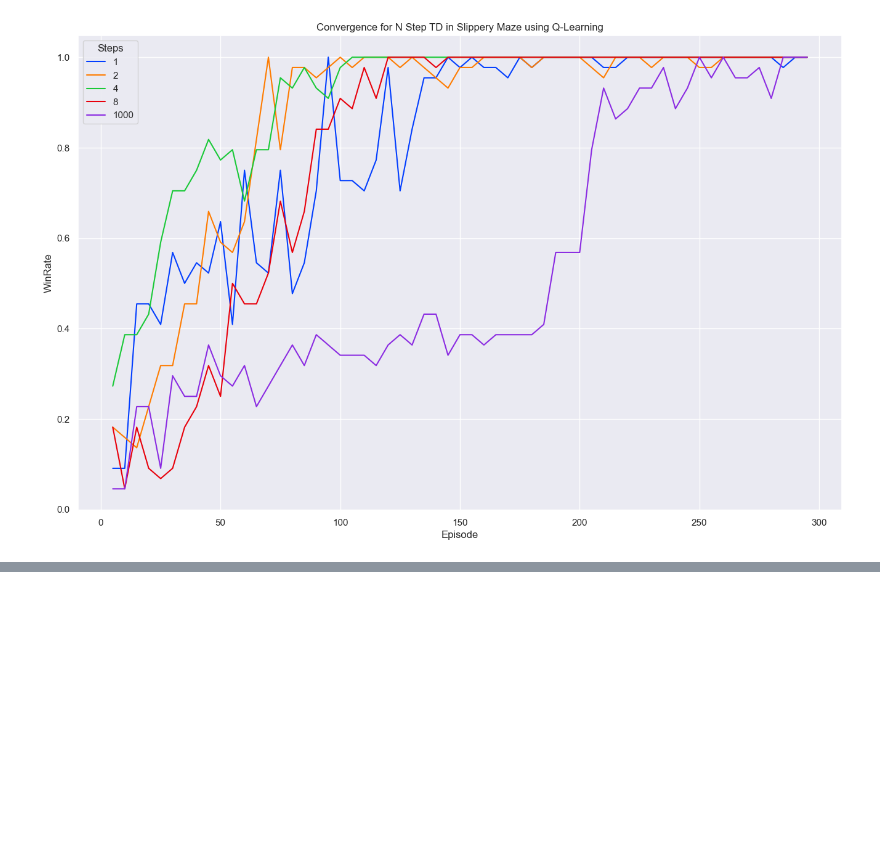
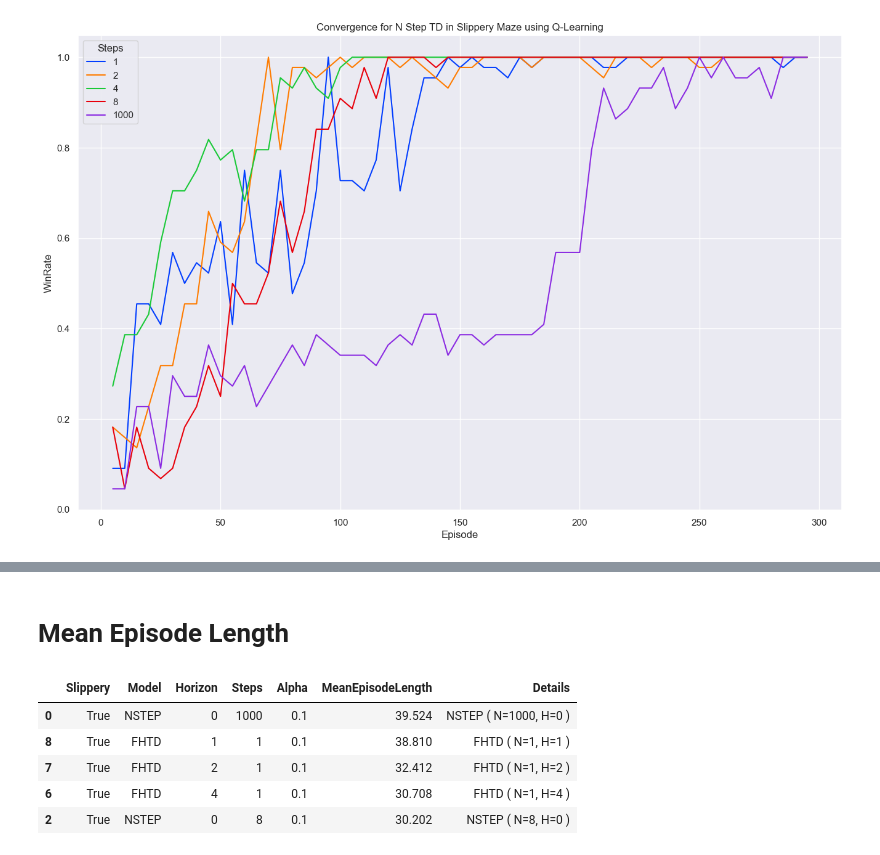
Before and after one commit to yotitan/RL-Slippery-Maze, a Jupyter notebook: graphs.ipynb, the cells around one changed output, grey strips where cells are left out. Cells and saved outputs as stored; diff of their text form; code cells hidden in the pictures; blank space fills up the shorter version.

```diff
--- a/graphs.ipynb
+++ b/graphs.ipynb
@@ -74,0 +75,14 @@ plt.show( )
+# %% [markdown]
+# Mean Episode Length
+# %%
+me = pd.read_excel( 'MeanEpisodeLength.xlsx' )
+me.sort_values( by=['MeanEpisodeLength'], ascending=False, inplace=True )
+me['Details'] = me['Model'] + ' ( N=' + me['Steps'].astype(str) + ', H=' + me['Horizon'].astype(str) + ' )'
+me.head( )
+# %% [output]
+|  | Slippery | Model | Horizon | Steps | Alpha | MeanEpisodeLength | Details |
+| 0 | True | NSTEP | 0 | 1000 | 0.1 | 39.524 | NSTEP ( N=1000, H=0 ) |
+| 8 | True | FHTD | 1 | 1 | 0.1 | 38.810 | FHTD ( N=1, H=1 ) |
+| 7 | True | FHTD | 2 | 1 | 0.1 | 32.412 | FHTD ( N=1, H=2 ) |
+| 6 | True | FHTD | 4 | 1 | 0.1 | 30.708 | FHTD ( N=1, H=4 ) |
+| 2 | True | NSTEP | 0 | 8 | 0.1 | 30.202 | NSTEP ( N=8, H=0 ) |
```
Also changed, not shown: parts of 6 cells of this notebook, 1 other file.
